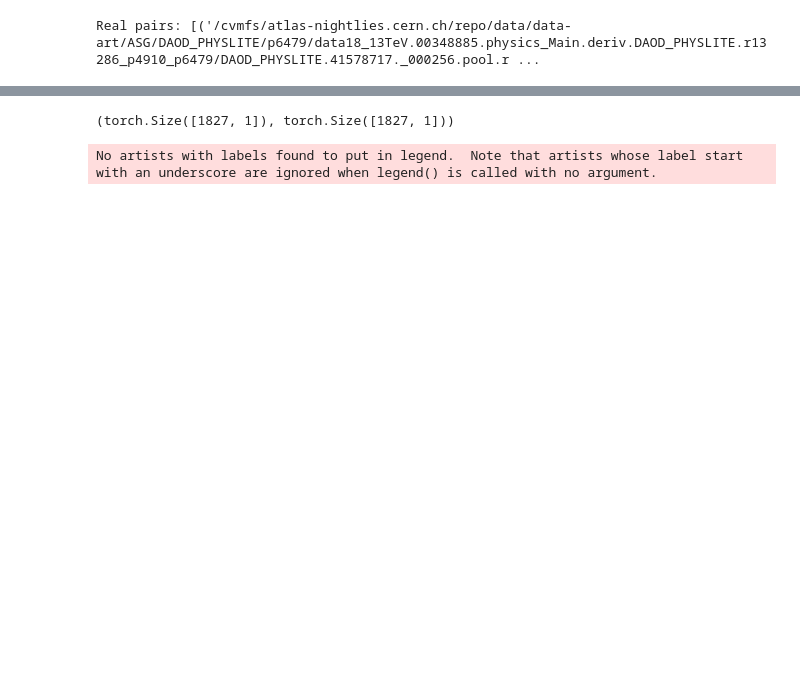
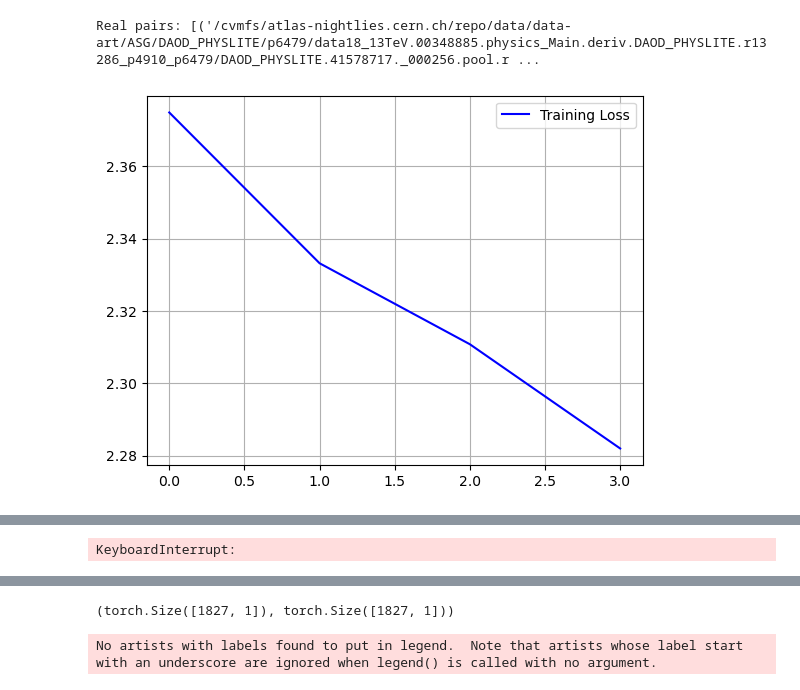
Before and after one commit to yolannel/ATLAS_decompression, a Jupyter notebook: notebooks/flow_matching.ipynb, the cells around one changed output, grey strips where cells are left out. Saved outputs shown, nothing was run; the diff lists cells and outputs as text; code cells hidden in the pictures; blank space fills up the shorter version.

```diff
--- a/notebooks/flow_matching.ipynb
+++ b/notebooks/flow_matching.ipynb
@@ -168,5 +169,19 @@ class MLP(nn.Module):
 # %%
+import matplotlib.pyplot as plt
+from IPython.display import clear_output  # For Jupyter notebooks
+import time
+
 device = torch.device("cuda" if torch.cuda.is_available() else "cpu")
+
+# Initialize lists to store loss values
+loss_history = []
+epoch_history = []
+
+# Create figure for plotting
+plt.figure(figsize=(10, 5))
+plt.xlabel('Epoch')
+plt.ylabel('Loss')
+plt.title('Training Loss')
 
 residual = x_true - x_recon
 
@@ -179,32 +194,47 @@ x1_tensor = torch.tensor(x1).unsqueeze(1)
 dataset = TensorDataset(x0_tensor, x1_tensor)
 dataloader = DataLoader(dataset, batch_size=2048, shuffle=True)
 
 # === Model ===
-vf = SymmetricMLP(input_dim=1, time_dim=1, hidden_dim=128).to(device)
+vf = MLP(input_dim=1, output_dim=1, time_dim=1, hidden_dim=128).to(device)
 
 # === Optimizer ===
 optimizer = optim.Adam(vf.parameters(), lr=1e-3)
 
 # === Training Loop ===
 path = AffineProbPath(scheduler=CondOTScheduler())  # flow_matching path
 loss_fn = torch.nn.MSELoss()
 
 for epoch in range(50):
     total_loss = 0
     for _, log_res in dataloader:
         x_0 = torch.randn_like(log_res).to(device)
 
         t = torch.rand(x_0.shape[0], device=x_0.device)
         path_sample = path.sample(t=t, x_0=x_0, x_1=log_res)
 
         # Forward pass
         loss = loss_fn(vf(path_sample.x_t, path_sample.t), path_sample.dx_t)
 
         optimizer.zero_grad()
         loss.backward()
         optimizer.step()
 
         total_loss += loss.item()
 
-    print(f"Epoch {epoch:03d} | Loss: {total_loss:.6f}")
+    avg_loss = total_loss / len(dataloader)
+    loss_history.append(avg_loss)
+    epoch_history.append(epoch)
+
+    # Update plot
+    clear_output(wait=True)  # Clear previous output (for Jupyter notebooks)
+    plt.plot(epoch_history, loss_history, 'b-', label='Training Loss')
+    plt.legend()
+    plt.grid(True)
+    plt.pause(0.1)  # Pause to update the plot
+
+    print(f"Epoch {epoch:03d} | Loss: {avg_loss:.6f}")
+
+# Keep the plot open at the end
+plt.show()
 # %% [output]
+[figure, added]
@@ -227,0 +242 @@ Epoch 049 | Loss: 9.342871
+KeyboardInterrupt:
```
Also changed, not shown: parts of 10 cells of this notebook, 14 other files.
